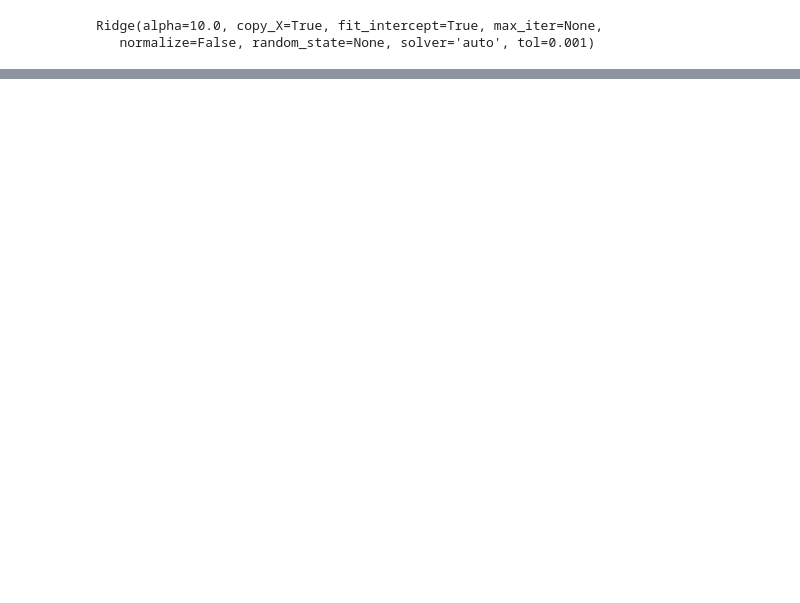
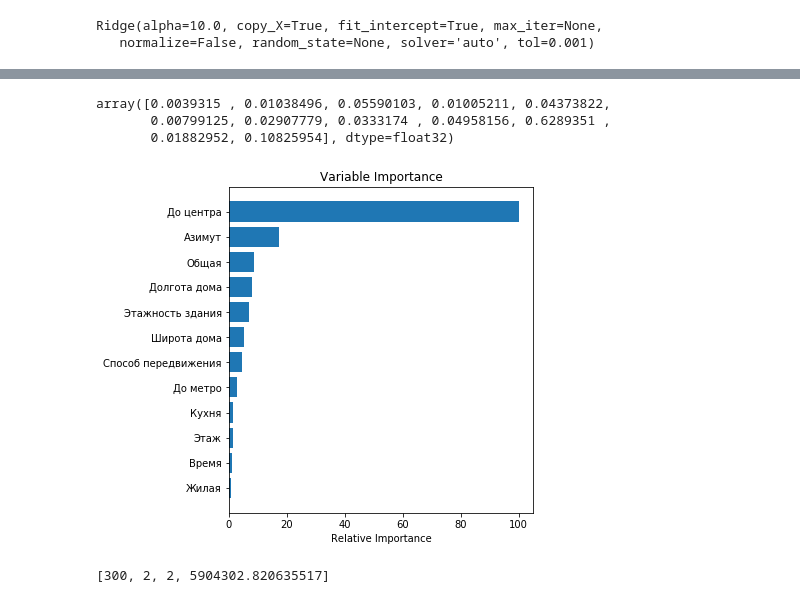
Before and after one commit to Afsent/cian-pars, a Jupyter notebook: prediction-model-test.ipynb, the cells around one changed output, grey strips where cells are left out. Cells and saved outputs as stored; diff of their text form; code cells hidden in the pictures; blank space fills up the shorter version.

```diff
--- a/prediction-model-test.ipynb
+++ b/prediction-model-test.ipynb
@@ -64,0 +111,4 @@ df.shape
+# %%
+df['Азимут'] = df[['Широта дома', 'Долгота дома']].apply(
+    lambda x: azimute(x[0],x[1]), axis = 1
+)
@@ -65,5 +124,7 @@ df.shape
+# %%
+drop_columns = ['Цена', 'Цена за квадрат', 'Метро','Широта метро','Долгота метро']
 # %%
-X = df.drop(columns=['Цена', 'Цена за квадрат', 'Метро'], axis=1)
+X = df.drop(columns=drop_columns, axis=1)
 y = df['Цена за квадрат']
 # %%
 X_train, X_test, y_train, y_test = model_selection.train_test_split(X, y, test_size=0.33, random_state=42)
@@ -139,7 +198,7 @@ params = {
     "n_estimators": 1000,
     "max_depth": 10,
     "min_samples_split": 2,
-    "learning_rate": 0.05,
+    "learning_rate": 0.01,
 }
 xgb = xgboost.XGBRegressor(**params, silent=True)
 xgb.fit(X_train_norm, y_train_norm)
@@ -160,0 +224,22 @@ metrics.mean_squared_error(y_test_norm, xgb.predict(X_test_norm))
+# %%
+xgb.feature_importances_
+# %% [output]
+array([0.0039315 , 0.01038496, 0.05590103, 0.01005211, 0.04373822,
+       0.00799125, 0.02907779, 0.0333174 , 0.04958156, 0.6289351 ,
+       0.01882952, 0.10825954], dtype=float32)
+# %%
+plt.figure(figsize=(12, 6))
+# Plot feature importance
+feature_importance = xgb.feature_importances_
+# make importances relative to max importance
+feature_importance = 100.0 * (feature_importance / feature_importance.max())
+sorted_idx = np.argsort(feature_importance)
+pos = np.arange(sorted_idx.shape[0]) + 0.5
+plt.subplot(1, 2, 2)
+plt.barh(pos, feature_importance[sorted_idx], align="center")
+plt.yticks(pos, X.columns[sorted_idx])
+plt.xlabel("Relative Importance")
+plt.title("Variable Importance")
+plt.show()
+# %% [output]
+[figure, added]
@@ -160,0 +268,4 @@ metrics.mean_squared_error(y_test_norm, xgb.predict(X_test_norm))
+# %%
+sorted(mse_sample, key=lambda x: x[3])[0]
+# %% [output]
+[300, 2, 2, 5904302.820635517]
```
Also changed, not shown: parts of 18 cells of this notebook.
